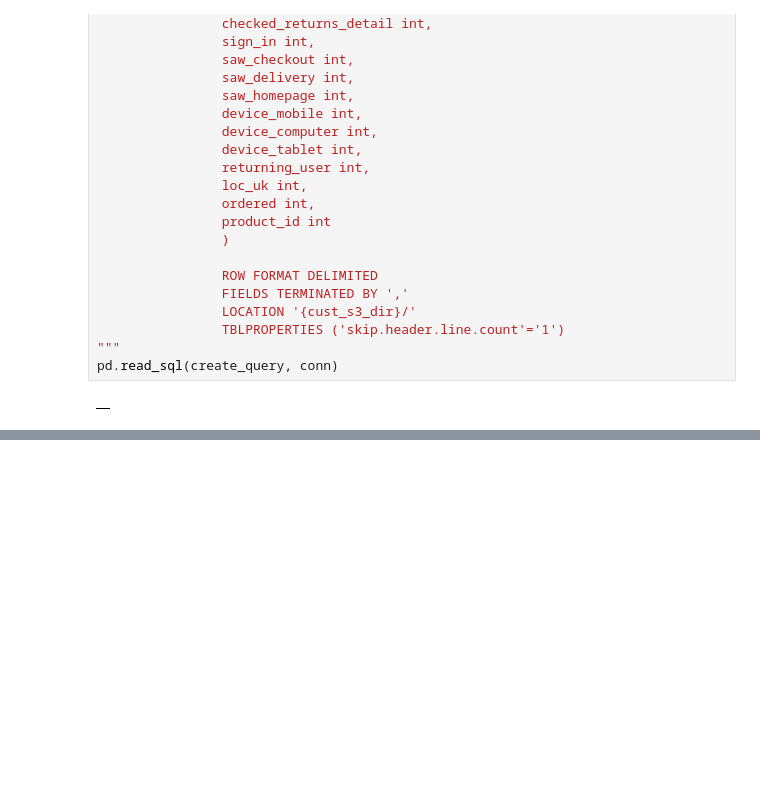
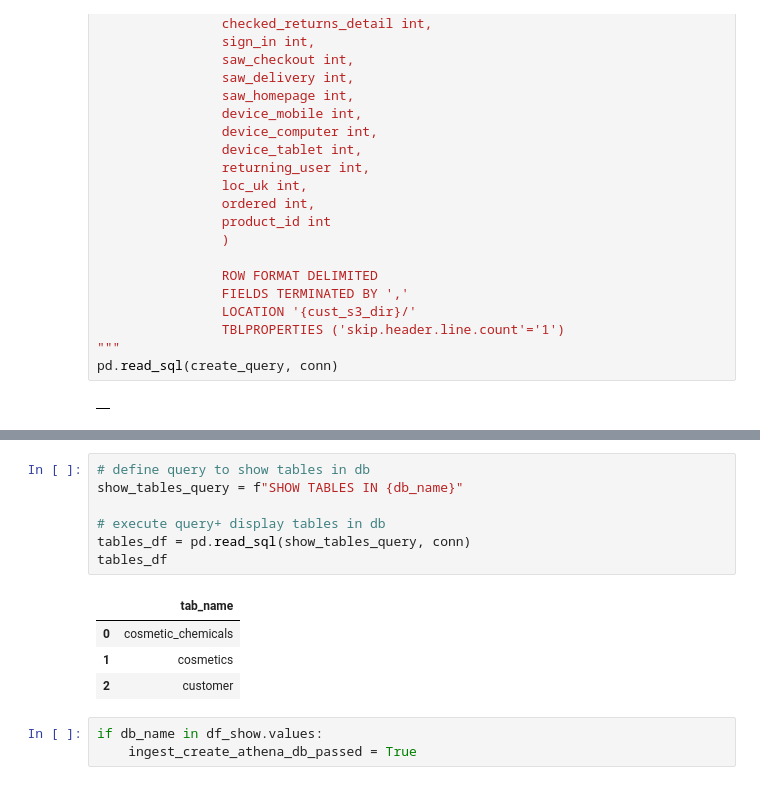
Before and after one commit to samantharivas/sc-cosmetics, a Jupyter notebook: SC-Cosmetics.ipynb, the cells around one changed output, grey strips where cells are left out. Cells and saved outputs as stored; diff of their text form; blank space fills up the shorter version.

```diff
--- a/SC-Cosmetics.ipynb
+++ b/SC-Cosmetics.ipynb
@@ -410,0 +364,15 @@ pd.read_sql(f'SELECT * FROM {db_name}.{cust_table_name} LIMIT 5', conn)
+# %%
+# define query to show tables in db
+show_tables_query = f"SHOW TABLES IN {db_name}"
+
+# execute query+ display tables in db
+tables_df = pd.read_sql(show_tables_query, conn)
+tables_df
+# %% [output]
+|  | tab_name |
+| 0 | cosmetic_chemicals |
+| 1 | cosmetics |
+| 2 | customer |
+# %%
+if db_name in df_show.values:
+    ingest_create_athena_db_passed = True
```
Also changed, not shown: parts of 34 cells of this notebook.
